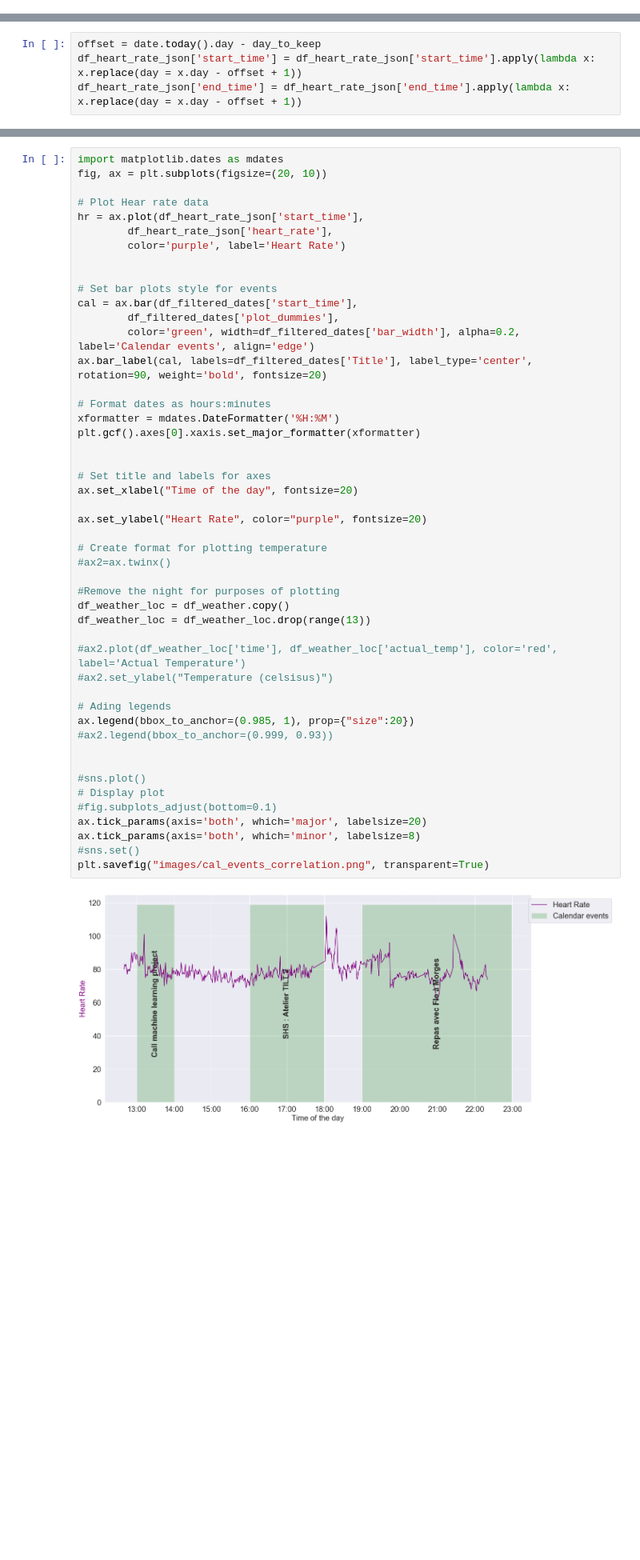
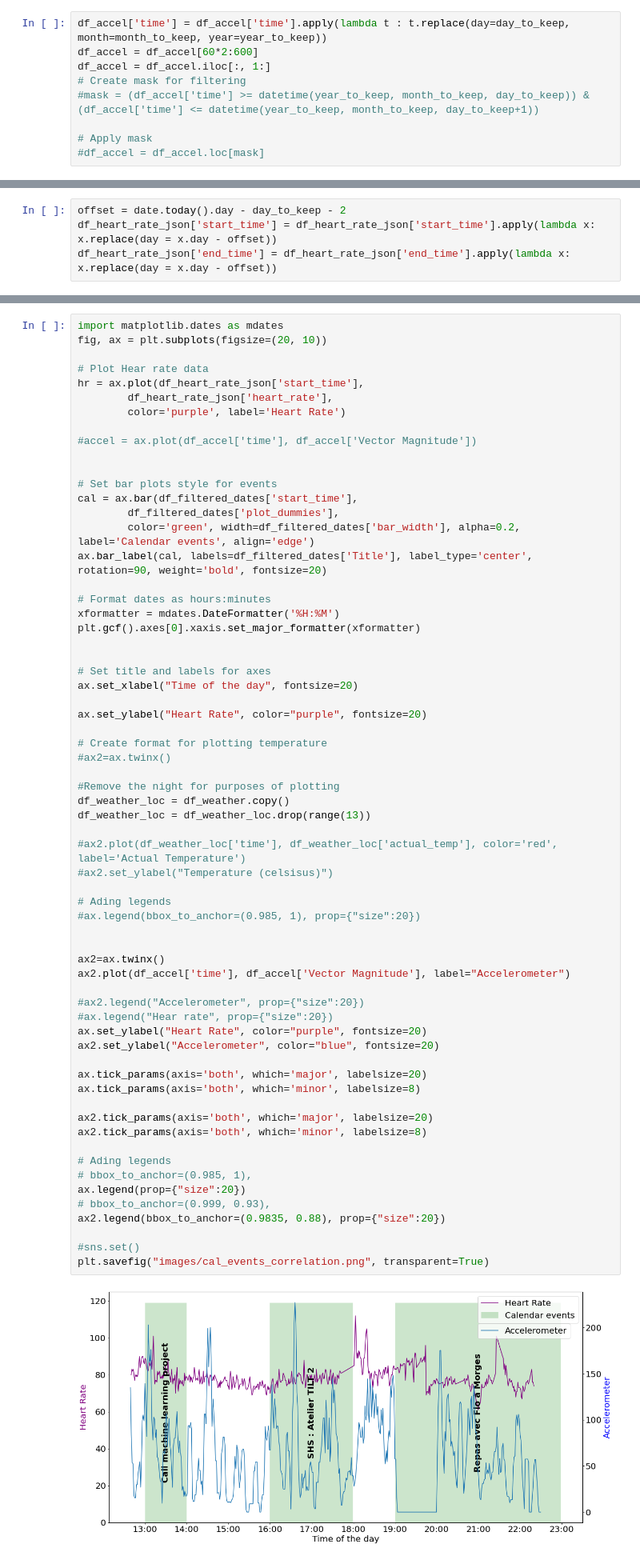
Before and after one commit to areisde/montblanc, a Jupyter notebook: Correlation between data.ipynb, the cells around one changed output, grey strips where cells are left out. Shown at 80% size. Drawn from its saved outputs; the diff is of its cells as text; blank space fills up the shorter version.

Commit message:
Accel data

```diff
--- a/Correlation between data.ipynb
+++ b/Correlation between data.ipynb
@@ -152,0 +211,9 @@ df_filtered_dates.head(50)
+# %%
+df_accel['time'] = df_accel['time'].apply(lambda t : t.replace(day=day_to_keep, month=month_to_keep, year=year_to_keep))
+df_accel = df_accel[60*2:600]
+df_accel = df_accel.iloc[:, 1:]
+# Create mask for filtering
+#mask = (df_accel['time'] >= datetime(year_to_keep, month_to_keep, day_to_keep)) & (df_accel['time'] <= datetime(year_to_keep, month_to_keep, day_to_keep+1))
+
+# Apply mask
+#df_accel = df_accel.loc[mask]
@@ -197,9 +273,9 @@ df_weather.head(50)
 # %% [markdown]
 ##### Change day (cheating on day of heart rate measurement)
 # %%
-offset = date.today().day - day_to_keep
-df_heart_rate_json['start_time'] = df_heart_rate_json['start_time'].apply(lambda x: x.replace(day = x.day - offset + 1))
-df_heart_rate_json['end_time'] = df_heart_rate_json['end_time'].apply(lambda x: x.replace(day = x.day - offset + 1))
+offset = date.today().day - day_to_keep - 2
+df_heart_rate_json['start_time'] = df_heart_rate_json['start_time'].apply(lambda x: x.replace(day = x.day - offset))
+df_heart_rate_json['end_time'] = df_heart_rate_json['end_time'].apply(lambda x: x.replace(day = x.day - offset))
 # %%
 df_heart_rate_json.head()
 # %% [output]
@@ -219,6 +295,8 @@ fig, ax = plt.subplots(figsize=(20, 10))
 hr = ax.plot(df_heart_rate_json['start_time'],
         df_heart_rate_json['heart_rate'],
         color='purple', label='Heart Rate')
+
+#accel = ax.plot(df_accel['time'], df_accel['Vector Magnitude'])
 
 
 # Set bar plots style for events
@@ -228,39 +306,53 @@ cal = ax.bar(df_filtered_dates['start_time'],
 ax.bar_label(cal, labels=df_filtered_dates['Title'], label_type='center', rotation=90, weight='bold', fontsize=20)
 
 # Format dates as hours:minutes
 xformatter = mdates.DateFormatter('%H:%M')
 plt.gcf().axes[0].xaxis.set_major_formatter(xformatter)
 
 
 # Set title and labels for axes
 ax.set_xlabel("Time of the day", fontsize=20)
 
 ax.set_ylabel("Heart Rate", color="purple", fontsize=20)
 
 # Create format for plotting temperature
 #ax2=ax.twinx()
 
 #Remove the night for purposes of plotting
 df_weather_loc = df_weather.copy()
 df_weather_loc = df_weather_loc.drop(range(13))
 
 #ax2.plot(df_weather_loc['time'], df_weather_loc['actual_temp'], color='red', label='Actual Temperature')
 #ax2.set_ylabel("Temperature (celsisus)")
 
 # Ading legends
-ax.legend(bbox_to_anchor=(0.985, 1), prop={"size":20})
-#ax2.legend(bbox_to_anchor=(0.999, 0.93))
+#ax.legend(bbox_to_anchor=(0.985, 1), prop={"size":20})
 
 
-#sns.plot()
-# Display plot
-#fig.subplots_adjust(bottom=0.1)
+ax2=ax.twinx()
+ax2.plot(df_accel['time'], df_accel['Vector Magnitude'], label="Accelerometer")
+
+#ax2.legend("Accelerometer", prop={"size":20})
+#ax.legend("Hear rate", prop={"size":20})
+ax.set_ylabel("Heart Rate", color="purple", fontsize=20)
+ax2.set_ylabel("Accelerometer", color="blue", fontsize=20)
+
 ax.tick_params(axis='both', which='major', labelsize=20)
 ax.tick_params(axis='both', which='minor', labelsize=8)
+
+ax2.tick_params(axis='both', which='major', labelsize=20)
+ax2.tick_params(axis='both', which='minor', labelsize=8)
+
+# Ading legends
+# bbox_to_anchor=(0.985, 1),
+ax.legend(prop={"size":20})
+# bbox_to_anchor=(0.999, 0.93),
+ax2.legend(bbox_to_anchor=(0.9835, 0.88), prop={"size":20})
+
 #sns.set()
 plt.savefig("images/cal_events_correlation.png", transparent=True)
 # %% [output]
-[figure, old version]
+[figure, new version]
 # %%
 import matplotlib.dates as mdates
 fig, ax = plt.subplots(figsize=(20, 10))
```
Also changed, not shown: parts of 9 cells of this notebook, 2 other files.
